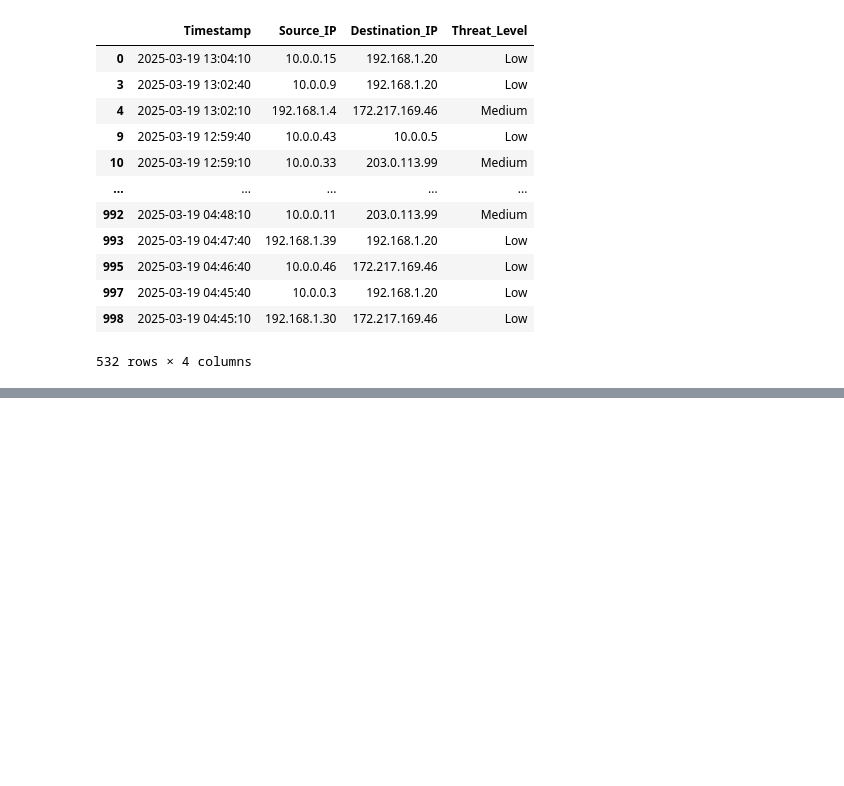
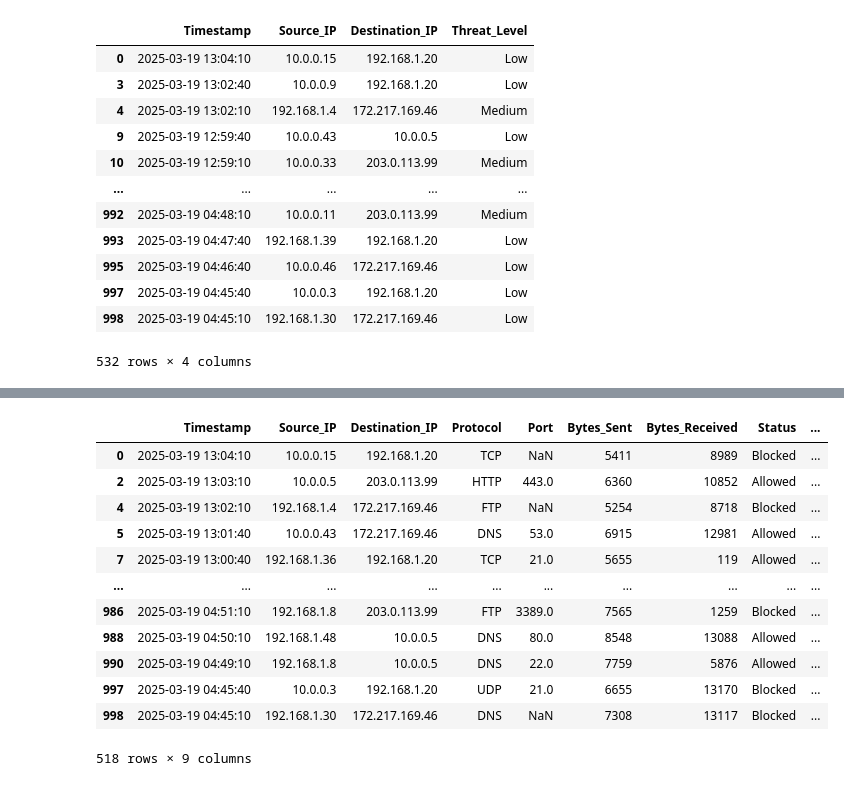
Before and after one commit to Josephineb-Holder/Network_traffic_data, a Jupyter notebook: new_network_traffic_data.ipynb, the cells around one changed output, grey strips where cells are left out. Drawn from its saved outputs; the diff is of its cells as text; code cells hidden in the pictures; blank space fills up the shorter version.

```diff
--- a/new_network_traffic_data.ipynb
+++ b/new_network_traffic_data.ipynb
@@ -6,7 +6,8 @@ import pandas as pd
 ### Challenge 2 - Load the dataset
 # %%
 # Load the dataset from github or local storage
-df = pd.read_csv("network_traffic_data.csv")
+url = "https://raw.githubusercontent.com/ritaafrica/data/refs/heads/main/network_traffic_data.csv"
+df = pd.read_csv(url)
 # %% [markdown]
 ### Challenge 3 - display the first five rows of the data
 # %%
@@ -134,0 +212,19 @@ blocked_summary
+# %%
+# Filter traffic where Bytes_sent is greater than 5000
+high_data_transfer =  df[df["Bytes_Sent"] > 5000 ]
+# %%
+high_data_transfer
+# %% [output]
+|  | Timestamp | Source_IP | Destination_IP | Protocol | Port | Bytes_Sent | Bytes_Received | Status | ... |
+| 0 | 2025-03-19 13:04:10 | 10.0.0.15 | 192.168.1.20 | TCP | NaN | 5411 | 8989 | Blocked | ... |
+| 2 | 2025-03-19 13:03:10 | 10.0.0.5 | 203.0.113.99 | HTTP | 443.0 | 6360 | 10852 | Allowed | ... |
+| 4 | 2025-03-19 13:02:10 | 192.168.1.4 | 172.217.169.46 | FTP | NaN | 5254 | 8718 | Blocked | ... |
+| 5 | 2025-03-19 13:01:40 | 10.0.0.43 | 172.217.169.46 | DNS | 53.0 | 6915 | 12981 | Allowed | ... |
+| 7 | 2025-03-19 13:00:40 | 192.168.1.36 | 192.168.1.20 | TCP | 21.0 | 5655 | 119 | Allowed | ... |
+| ... | ... | ... | ... | ... | ... | ... | ... | ... | ... |
+| 986 | 2025-03-19 04:51:10 | 192.168.1.8 | 203.0.113.99 | FTP | 3389.0 | 7565 | 1259 | Blocked | ... |
+| 988 | 2025-03-19 04:50:10 | 192.168.1.48 | 10.0.0.5 | DNS | 80.0 | 8548 | 13088 | Allowed | ... |
+| 990 | 2025-03-19 04:49:10 | 192.168.1.8 | 10.0.0.5 | DNS | 22.0 | 7759 | 5876 | Allowed | ... |
+| 997 | 2025-03-19 04:45:40 | 10.0.0.3 | 192.168.1.20 | UDP | 21.0 | 6655 | 13170 | Blocked | ... |
+| 998 | 2025-03-19 04:45:10 | 192.168.1.30 | 172.217.169.46 | DNS | NaN | 7308 | 13117 | Blocked | ... |
+518 rows × 9 columns
```
Also changed, not shown: parts of 12 cells of this notebook.
